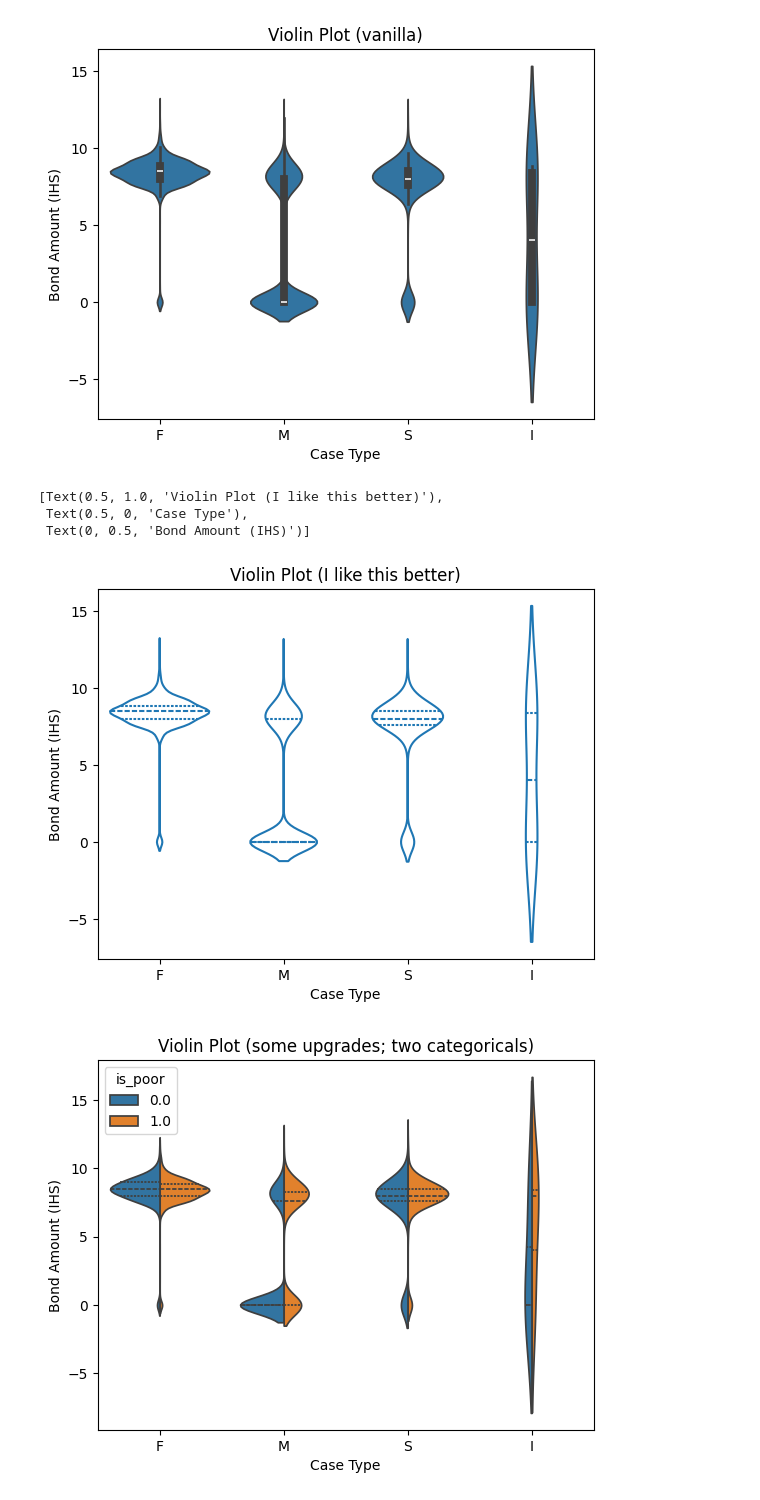
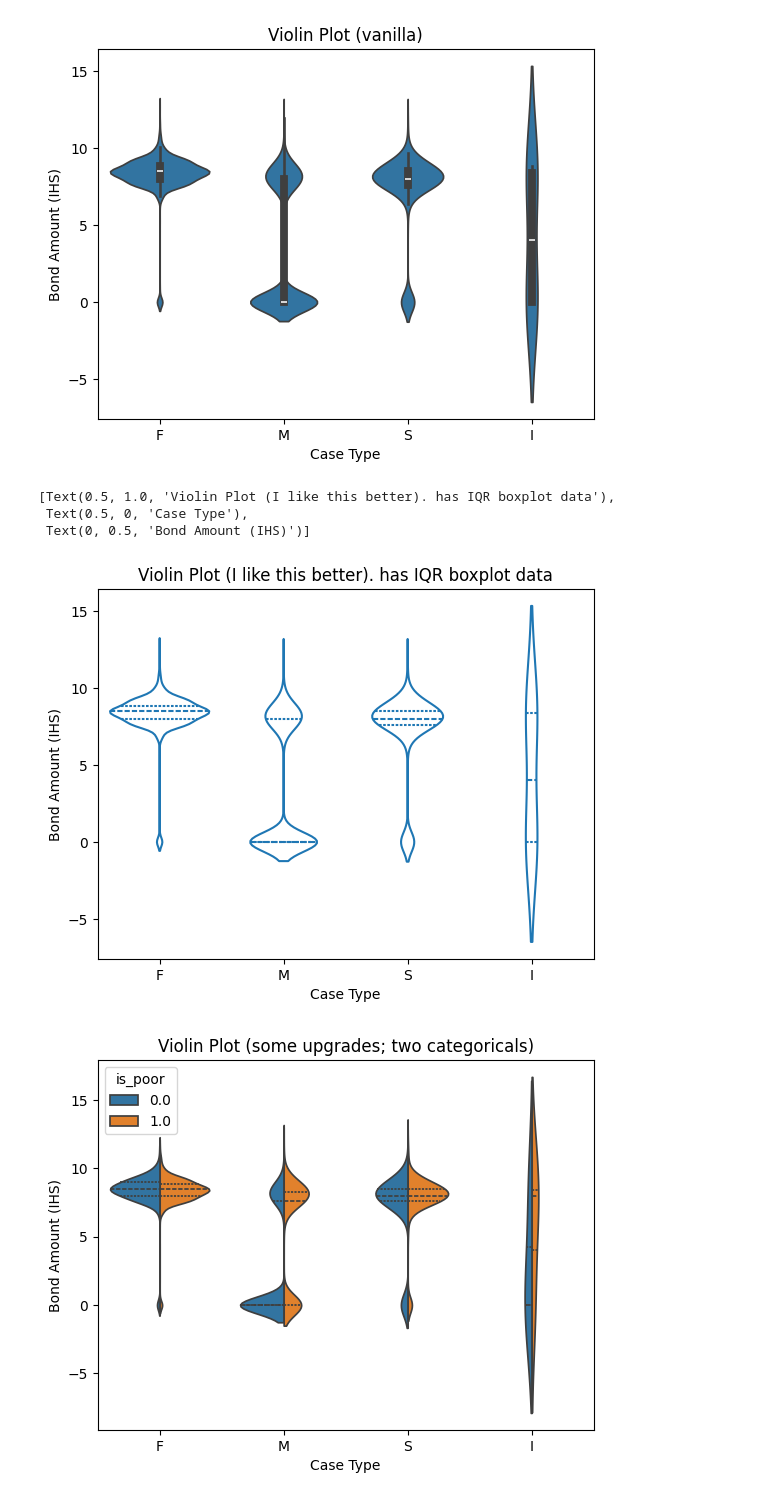
Before and after one commit to isaactabor21/visualization, a Jupyter notebook: visualization.ipynb, the cells around one changed output. Drawn from its saved outputs; the diff is of its cells as text; code cells hidden in the pictures.

```diff
--- a/visualization.ipynb
+++ b/visualization.ipynb
@@ -49,7 +44,7 @@ Poisoning is overdoses -- opioid crisis and not monitoring prescription drugs an
 - For numeric variables, the domain is a range of real numeric values, and the range is the frequency/mass (histogram) or the density (kernel density plot)
 - This is giving us an estimate of $f(x)$, the probability density/mass function of a random variable $X$
 # %%
-df = pd.read_csv('./data/pretrial_data.csv') # Load data
+df = pd.read_csv('/content/visualization/data/pretrial_data.csv') # Load data
 x = df['age'] # Age and Gini are nice numeric variables to play with
 x = x[ x.isna()==False ].sample(50, random_state=10) # I only want 50 observations for today, not 23k
 x= x.to_numpy() # Drop missings and convert x to numpy array; Pandas index is tedious
@@ -507,12 +506,12 @@ fig.set(title="Violin Plot (vanilla)", xlabel='Case Type', ylabel='Bond Amount (
 [figure]
 # %%
 fig = sns.violinplot(data=df, x='case_type', y='bond_ihs' , inner='quart',fill=False)
-fig.set(title="Violin Plot (I like this better)", xlabel='Case Type', ylabel='Bond Amount (IHS)')
+fig.set(title="Violin Plot (I like this better). has IQR boxplot data", xlabel='Case Type', ylabel='Bond Amount (IHS)')
 # %% [output]
-[Text(0.5, 1.0, 'Violin Plot (I like this better)'),
+[Text(0.5, 1.0, 'Violin Plot (I like this better). has IQR boxplot data'),
  Text(0.5, 0, 'Case Type'),
  Text(0, 0.5, 'Bond Amount (IHS)')]
-[figure, old version]
+[figure, new version]
 # %%
 fig = sns.violinplot(data=df, x='case_type', y='bond_ihs', hue='is_poor', split=True, inner='quart' )
 fig.set(title="Violin Plot (some upgrades; two categoricals)", xlabel='Case Type', ylabel='Bond Amount (IHS)')
```
Also changed, not shown: parts of 8 cells of this notebook.
